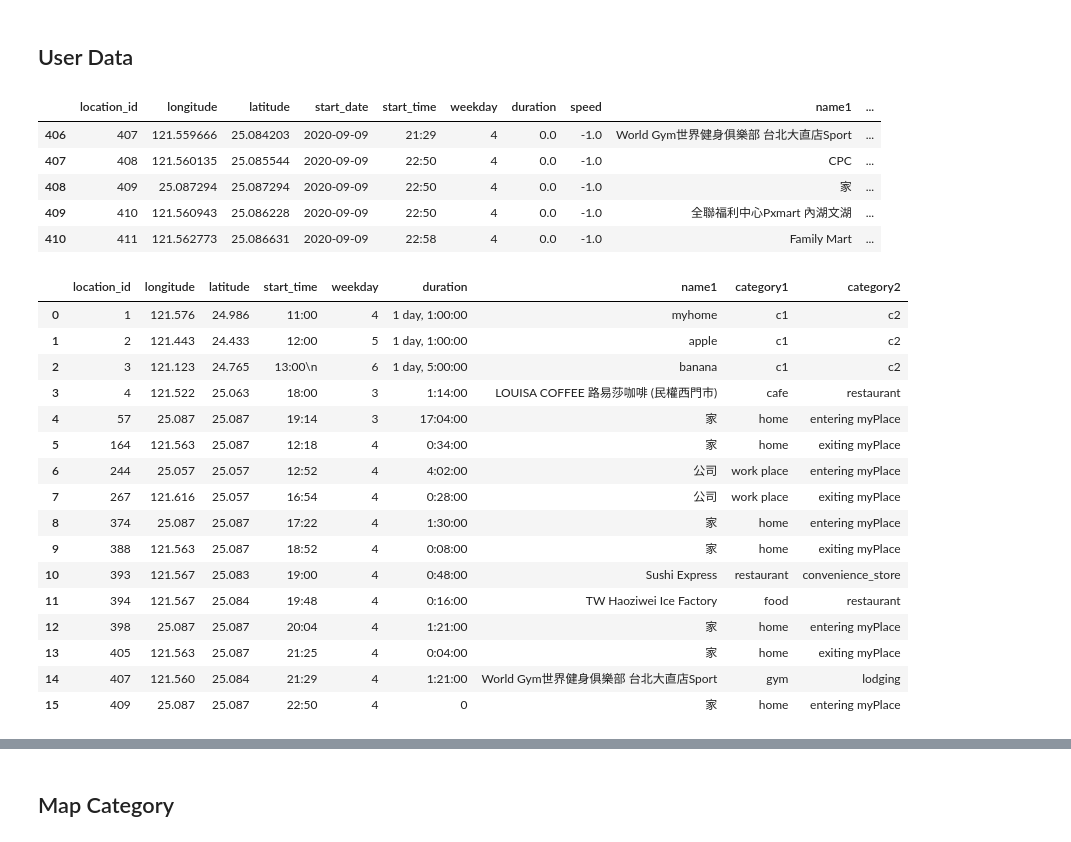
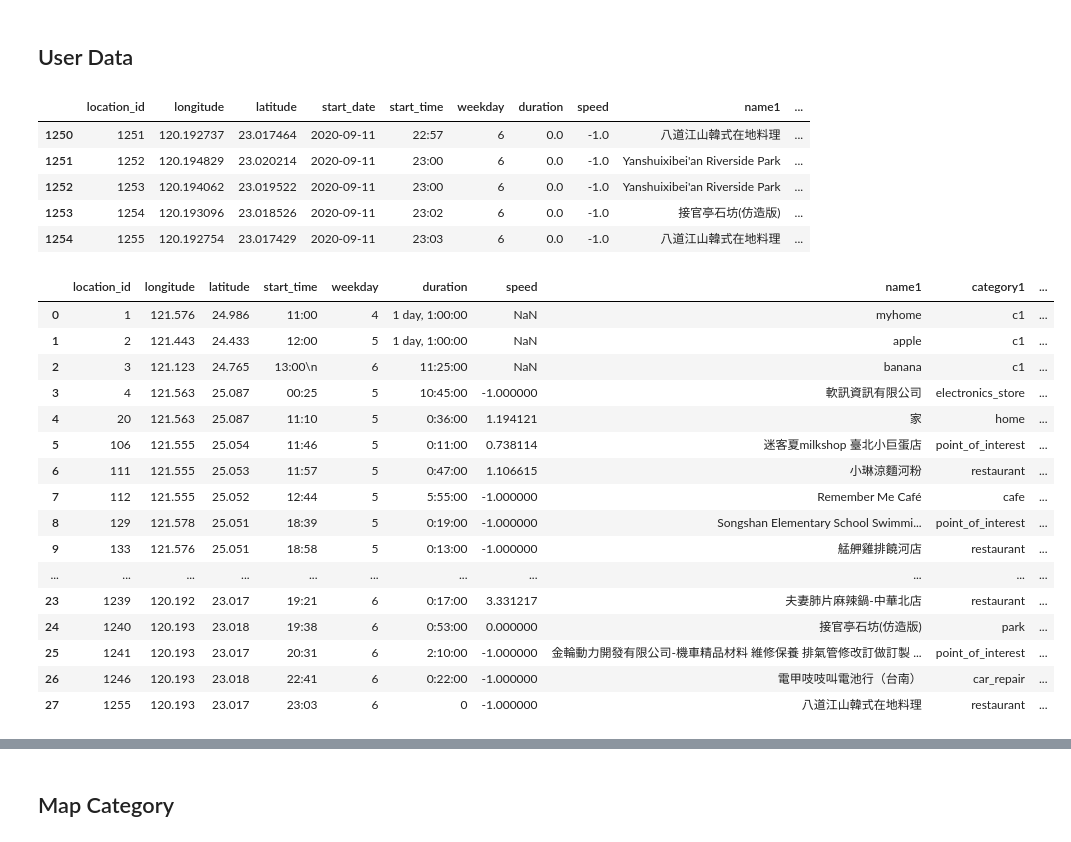
Before and after one commit to yuchieh0130/chchboss, a Jupyter notebook: CategoryPrediction_RandomForest.ipynb, the cells around one changed output, grey strips where cells are left out. Saved outputs shown, nothing was run; the diff lists cells and outputs as text; code cells hidden in the pictures.

```diff
--- a/CategoryPrediction_RandomForest.ipynb
+++ b/CategoryPrediction_RandomForest.ipynb
@@ -148,15 +148,15 @@ array([12,  1,  1, 10, 10, 10,  3, 10, 10,  1, 10, 11,  1,  1,  4, 10,  3,
 # %% [markdown]
 ## User Data
 # %%
-location = pd.read_csv("0909.csv")
+location = pd.read_csv("0911.csv")
 location.tail()
 # %% [output]
 |  | location_id | longitude | latitude | start_date | start_time | weekday | duration | speed | name1 | ... |
-| 406 | 407 | 121.559666 | 25.084203 | 2020-09-09 | 21:29 | 4 | 0.0 | -1.0 | World Gym世界健身俱樂部 台北大直店Sport | ... |
-| 407 | 408 | 121.560135 | 25.085544 | 2020-09-09 | 22:50 | 4 | 0.0 | -1.0 | CPC | ... |
-| 408 | 409 | 25.087294 | 25.087294 | 2020-09-09 | 22:50 | 4 | 0.0 | -1.0 | 家 | ... |
-| 409 | 410 | 121.560943 | 25.086228 | 2020-09-09 | 22:50 | 4 | 0.0 | -1.0 | 全聯福利中心Pxmart 內湖文湖 | ... |
-| 410 | 411 | 121.562773 | 25.086631 | 2020-09-09 | 22:58 | 4 | 0.0 | -1.0 | Family Mart | ... |
+| 1250 | 1251 | 120.192737 | 23.017464 | 2020-09-11 | 22:57 | 6 | 0.0 | -1.0 | 八道江山韓式在地料理 | ... |
+| 1251 | 1252 | 120.194829 | 23.020214 | 2020-09-11 | 23:00 | 6 | 0.0 | -1.0 | Yanshuixibei'an Riverside Park | ... |
+| 1252 | 1253 | 120.194062 | 23.019522 | 2020-09-11 | 23:00 | 6 | 0.0 | -1.0 | Yanshuixibei'an Riverside Park | ... |
+| 1253 | 1254 | 120.193096 | 23.018526 | 2020-09-11 | 23:02 | 6 | 0.0 | -1.0 | 接官亭石坊(仿造版) | ... |
+| 1254 | 1255 | 120.192754 | 23.017429 | 2020-09-11 | 23:03 | 6 | 0.0 | -1.0 | 八道江山韓式在地料理 | ... |
 # %%
 stopLoc = location.drop(['category3','category4','category5'], 1)
 
@@ -233,7 +233,7 @@ for row in range(0,len(stopLoc)-1):
 
 removeList = []
 for i in range(1,len(dropList)-1):
-    if dropList[i] - dropList[i-1] < 3:ㄋ
+    if dropList[i] - dropList[i-1] < 3:
         removeList.append(dropList[i])
 
 stopLoc = stopLoc.drop(removeList)
@@ -241,49 +241,49 @@ stopLoc = stopLoc.reset_index(drop = True)
 # %%
 #delete duplicate
 duplicate = []
 for row in range(0,len(stopLoc)-1):
 
     if (stopLoc.iloc[row,14] == 'exiting myPlace') and (stopLoc.iloc[row+2,14] == 'entering myPlace'):
         if (stopLoc.iloc[row,8] == stopLoc.iloc[row+2,8]):
             duplicate.extend([row,row+1,row+2])
 
     #kill duration <10
     if pd.Timedelta(stopLoc.iloc[row,6]) < pd.Timedelta('00:10:00'):
         if stopLoc.iloc[row,14] != 'entering myPlace' and stopLoc.iloc[row,14] != 'exiting myPlace':
             duplicate.append(row)
 
 stopLoc = stopLoc.drop(duplicate)
 stopLoc = stopLoc.reset_index(drop = True)
 
 for row in range(0,len(stopLoc)-1):
     #calculate duration
     if stopLoc.iloc[row+1,3] == stopLoc.iloc[row,3]:
         stopLoc.iloc[row,6] = datetime.strptime(stopLoc.iloc[row+1,4], '%H:%M') - datetime.strptime(stopLoc.iloc[row,4], '%H:%M')
     else:
         a = dt.datetime(2000,1,2,int(stopLoc.iloc[row+1,4].split(':')[0]),int(stopLoc.iloc[row+1,4].split(':')[1]))
         b = dt.datetime(2000,1,1,int(stopLoc.iloc[row,4].split(':')[0]),int(stopLoc.iloc[row,4].split(':')[1]))
         stopLoc.iloc[row,6] = a - b
 
-stopLoc = stopLoc.drop(['start_date','name2','name3','name4','name5','speed'], 1)
+stopLoc = stopLoc.drop(['start_date','name2','name3','name4','name5'], 1)
 stopLoc
 # %% [output]
-|  | location_id | longitude | latitude | start_time | weekday | duration | name1 | category1 | category2 |
-| 0 | 1 | 121.576 | 24.986 | 11:00 | 4 | 1 day, 1:00:00 | myhome | c1 | c2 |
-| 1 | 2 | 121.443 | 24.433 | 12:00 | 5 | 1 day, 1:00:00 | apple | c1 | c2 |
-| 2 | 3 | 121.123 | 24.765 | 13:00\n | 6 | 1 day, 5:00:00 | banana | c1 | c2 |
-| 3 | 4 | 121.522 | 25.063 | 18:00 | 3 | 1:14:00 | LOUISA COFFEE 路易莎咖啡 (民權西門市) | cafe | restaurant |
-| 4 | 57 | 25.087 | 25.087 | 19:14 | 3 | 17:04:00 | 家 | home | entering myPlace |
-| 5 | 164 | 121.563 | 25.087 | 12:18 | 4 | 0:34:00 | 家 | home | exiting myPlace |
-| 6 | 244 | 25.057 | 25.057 | 12:52 | 4 | 4:02:00 | 公司 | work place | entering myPlace |
-| 7 | 267 | 121.616 | 25.057 | 16:54 | 4 | 0:28:00 | 公司 | work place | exiting myPlace |
-| 8 | 374 | 25.087 | 25.087 | 17:22 | 4 | 1:30:00 | 家 | home | entering myPlace |
-| 9 | 388 | 121.563 | 25.087 | 18:52 | 4 | 0:08:00 | 家 | home | exiting myPlace |
-| 10 | 393 | 121.567 | 25.083 | 19:00 | 4 | 0:48:00 | Sushi Express | restaurant | convenience_store |
-| 11 | 394 | 121.567 | 25.084 | 19:48 | 4 | 0:16:00 | TW Haoziwei Ice Factory | food | restaurant |
-| 12 | 398 | 25.087 | 25.087 | 20:04 | 4 | 1:21:00 | 家 | home | entering myPlace |
-| 13 | 405 | 121.563 | 25.087 | 21:25 | 4 | 0:04:00 | 家 | home | exiting myPlace |
-| 14 | 407 | 121.560 | 25.084 | 21:29 | 4 | 1:21:00 | World Gym世界健身俱樂部 台北大直店Sport | gym | lodging |
-| 15 | 409 | 25.087 | 25.087 | 22:50 | 4 | 0 | 家 | home | entering myPlace |
+|  | location_id | longitude | latitude | start_time | weekday | duration | speed | name1 | category1 | ... |
+| 0 | 1 | 121.576 | 24.986 | 11:00 | 4 | 1 day, 1:00:00 | NaN | myhome | c1 | ... |
+| 1 | 2 | 121.443 | 24.433 | 12:00 | 5 | 1 day, 1:00:00 | NaN | apple | c1 | ... |
+| 2 | 3 | 121.123 | 24.765 | 13:00\n | 6 | 11:25:00 | NaN | banana | c1 | ... |
+| 3 | 4 | 121.563 | 25.087 | 00:25 | 5 | 10:45:00 | -1.000000 | 軟訊資訊有限公司 | electronics_store | ... |
+| 4 | 20 | 121.563 | 25.087 | 11:10 | 5 | 0:36:00 | 1.194121 | 家 | home | ... |
+| 5 | 106 | 121.555 | 25.054 | 11:46 | 5 | 0:11:00 | 0.738114 | 迷客夏milkshop 臺北小巨蛋店 | point_of_interest | ... |
+| 6 | 111 | 121.555 | 25.053 | 11:57 | 5 | 0:47:00 | 1.106615 | 小琳涼麵河粉 | restaurant | ... |
+| 7 | 112 | 121.555 | 25.052 | 12:44 | 5 | 5:55:00 | -1.000000 | Remember Me Café | cafe | ... |
+| 8 | 129 | 121.578 | 25.051 | 18:39 | 5 | 0:19:00 | -1.000000 | Songshan Elementary School Swimmi... | point_of_interest | ... |
+| 9 | 133 | 121.576 | 25.051 | 18:58 | 5 | 0:13:00 | -1.000000 | 艋舺雞排饒河店 | restaurant | ... |
+| ... | ... | ... | ... | ... | ... | ... | ... | ... | ... | ... |
+| 23 | 1239 | 120.192 | 23.017 | 19:21 | 6 | 0:17:00 | 3.331217 | 夫妻肺片麻辣鍋-中華北店 | restaurant | ... |
+| 24 | 1240 | 120.193 | 23.018 | 19:38 | 6 | 0:53:00 | 0.000000 | 接官亭石坊(仿造版) | park | ... |
+| 25 | 1241 | 120.193 | 23.017 | 20:31 | 6 | 2:10:00 | -1.000000 | 金輪動力開發有限公司-機車精品材料 維修保養 排氣管修改訂做訂製 ... | point_of_interest | ... |
+| 26 | 1246 | 120.193 | 23.018 | 22:41 | 6 | 0:22:00 | -1.000000 | 電甲吱吱叫電池行（台南） | car_repair | ... |
+| 27 | 1255 | 120.193 | 23.017 | 23:03 | 6 | 0 | -1.000000 | 八道江山韓式在地料理 | restaurant | ... |
 # %%
 twtymin = pd.Timedelta('00:20:00')
 
```
Also changed, not shown: parts of 1 cell of this notebook, 1 other file.
